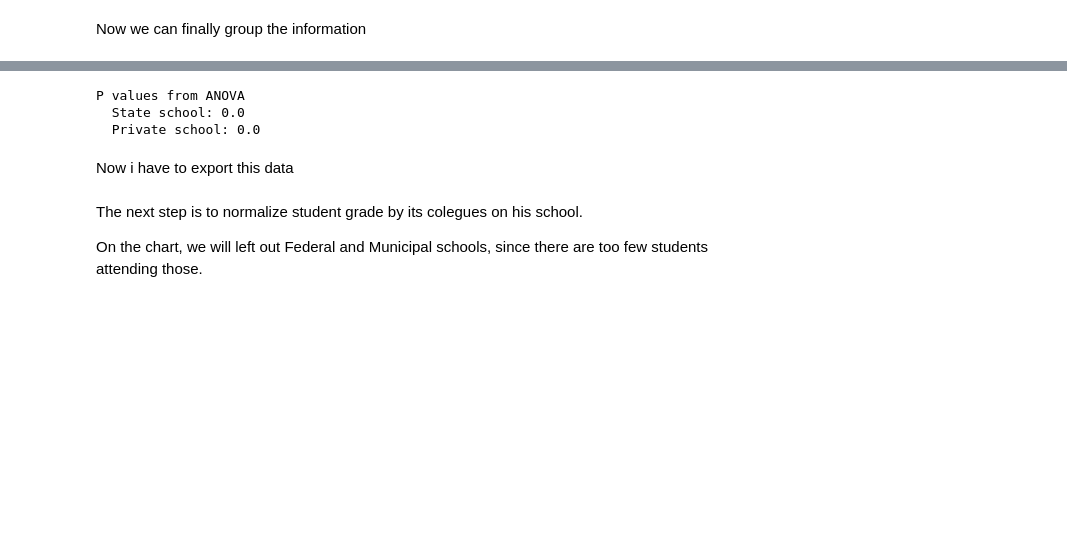
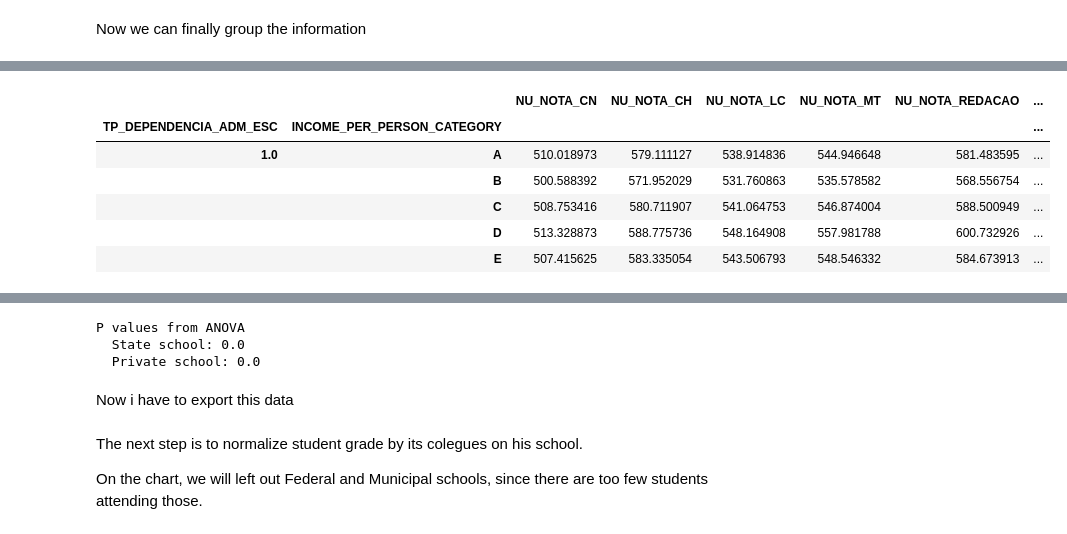
Before and after one commit to vinicius-cleves/enem, a Jupyter notebook: processing/notebook.ipynb, the cells around one changed output, grey strips where cells are left out. Saved outputs shown, nothing was run; the diff lists cells and outputs as text; code cells hidden in the pictures; blank space fills up the shorter version.

```diff
--- a/processing/notebook.ipynb
+++ b/processing/notebook.ipynb
@@ -377,19 +415,31 @@ show_heads(byincome_state_scholltype)
 # %%
 aux = df2[[
     'TP_DEPENDENCIA_ADM_ESC', #school dependency(federal gov., state gov., city gov., private)
     'NU_NOTA_CN', #grade natural ciencies
     'NU_NOTA_CH', #grades human ciencies
     'NU_NOTA_LC', #grades languages and codes
     'NU_NOTA_MT', #grades math
     'NU_NOTA_REDACAO', #grades essay
     'INCOME_PER_PERSON_CATEGORY'
 ]].groupby(by = [
     'TP_DEPENDENCIA_ADM_ESC',
     'INCOME_PER_PERSON_CATEGORY'])
 byincome_scholltype = aux.agg('mean')
+byincome_scholltype_minmax=[
+    byincome_scholltype.drop(columns='NU_NOTA_REDACAO').min(axis=1).min(),
+    byincome_scholltype.drop(columns='NU_NOTA_REDACAO').max(axis=1).max()
+]
 byincome_scholltype['OCCURENCIES'] = aux.count()['NU_NOTA_CN']
 
 show_heads(byincome_scholltype)
+# %% [output]
+|  |  | NU_NOTA_CN | NU_NOTA_CH | NU_NOTA_LC | NU_NOTA_MT | NU_NOTA_REDACAO | ... |
+| TP_DEPENDENCIA_ADM_ESC | INCOME_PER_PERSON_CATEGORY |  |  |  |  |  | ... |
+| 1.0 | A | 510.018973 | 579.111127 | 538.914836 | 544.946648 | 581.483595 | ... |
+|  | B | 500.588392 | 571.952029 | 531.760863 | 535.578582 | 568.556754 | ... |
+|  | C | 508.753416 | 580.711907 | 541.064753 | 546.874004 | 588.500949 | ... |
+|  | D | 513.328873 | 588.775736 | 548.164908 | 557.981788 | 600.732926 | ... |
+|  | E | 507.415625 | 583.335054 | 543.506793 | 548.546332 | 584.673913 | ... |
 # %%
 binst = np.insert(income_per_person_bins, 0, 0)
 bins = (binst[1:] + binst[:-1])/2
```
Also changed, not shown: parts of 11 cells of this notebook, 8 other files.
